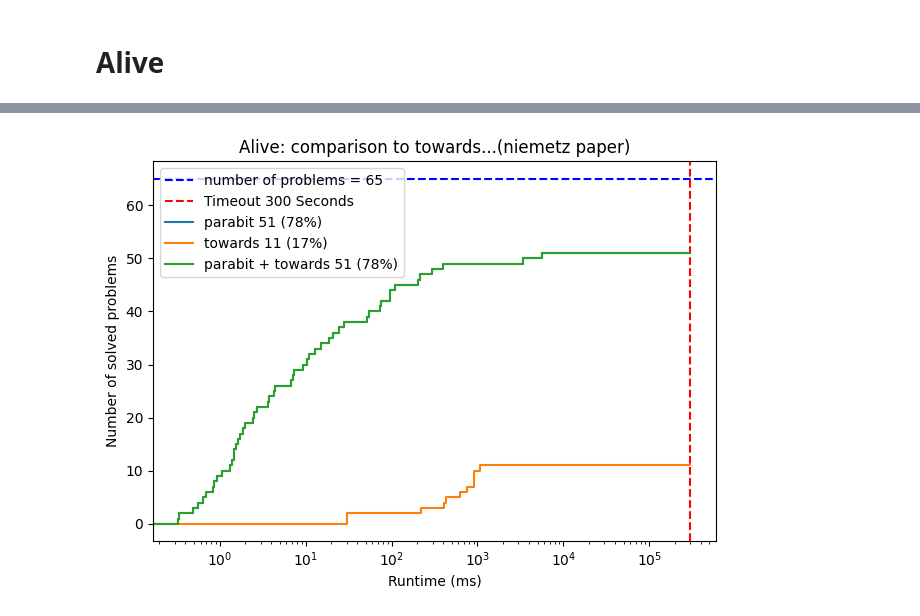
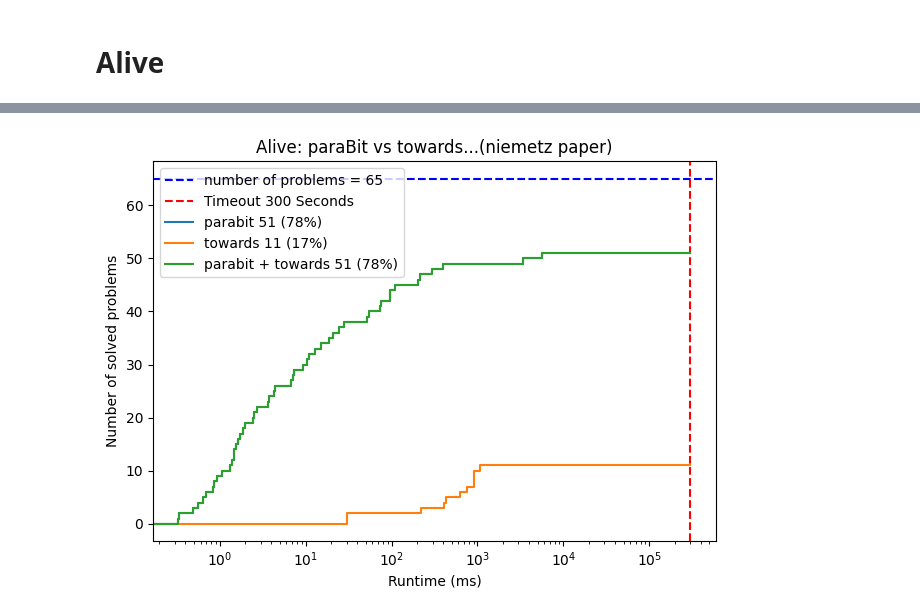
Before and after one commit to luigirinaldi/fyp, a Jupyter notebook: gen_graphs/scripts/graphing/eval_graphs.ipynb, the cells around one changed output, grey strips where cells are left out. Cells and saved outputs as stored; diff of their text form; code cells hidden in the pictures.

```diff
--- a/gen_graphs/scripts/graphing/eval_graphs.ipynb
+++ b/gen_graphs/scripts/graphing/eval_graphs.ipynb
@@ -47,7 +47,7 @@ sledge_raw = {}
 
 data_dir = '../../data/'
 
-for bench in ['rover','alive', 'alive_bitwise']:
+for bench in os.listdir(data_dir):
     sledge_raw[bench] = pd.DataFrame({
         'lemma':load_sledge_data(f"{data_dir}{bench}/lemma/parsed.json"),
         'no_lemma':load_sledge_data(f"{data_dir}{bench}/no_lemma/parsed.json")
@@ -209,21 +220,22 @@ plt.show()
 # %%
 towards_comp = filtered.copy()
 towards_comp['parabit'] = egraph['alive']['runtime'].where(egraph['alive']['stop_reason'] == 'Equivalent')
 
 towards_comp['parabit + towards'] = towards_comp[['parabit', 'best']].apply(combine_results, axis=1)
 
 
 fig, ax = plt.subplots()
-ax.set_title('Alive: comparison to towards...(niemetz paper)')
+ax.set_title('Alive: paraBit vs towards...(niemetz paper)')
 
 TIMEOUT = 5*60*1000
 
 plot_cactus(ax, towards_comp[['parabit', 'best', 'parabit + towards']].rename(columns={'best':'towards'}), TIMEOUT)
 ax.legend()
 plt.tight_layout()
+plt.savefig(f"{fig_dest}alive_towards_survival.pdf")
 plt.show()
 # %% [output]
-[figure, old version]
+[figure, new version]
 # %%
 data['towards'] = filtered['best']
 data['SOTA'] = data[['towards', 'SH combined']].apply(combine_results, axis=1)
```
Also changed, not shown: parts of 5 cells of this notebook, 6 other files.
